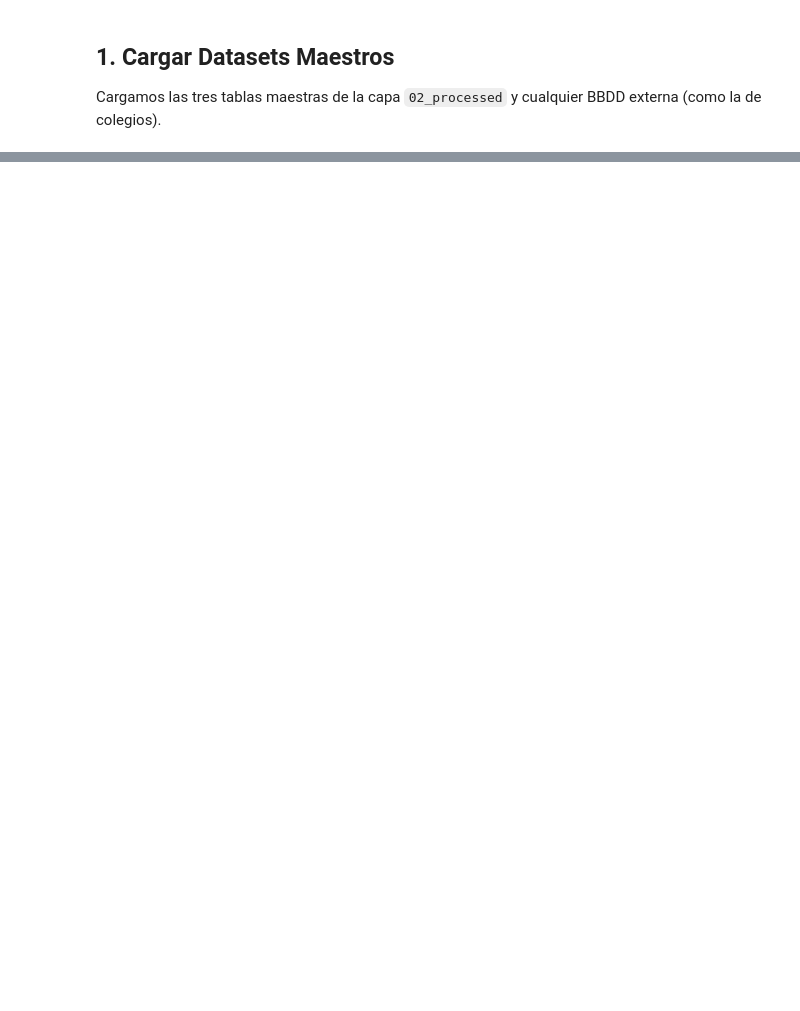
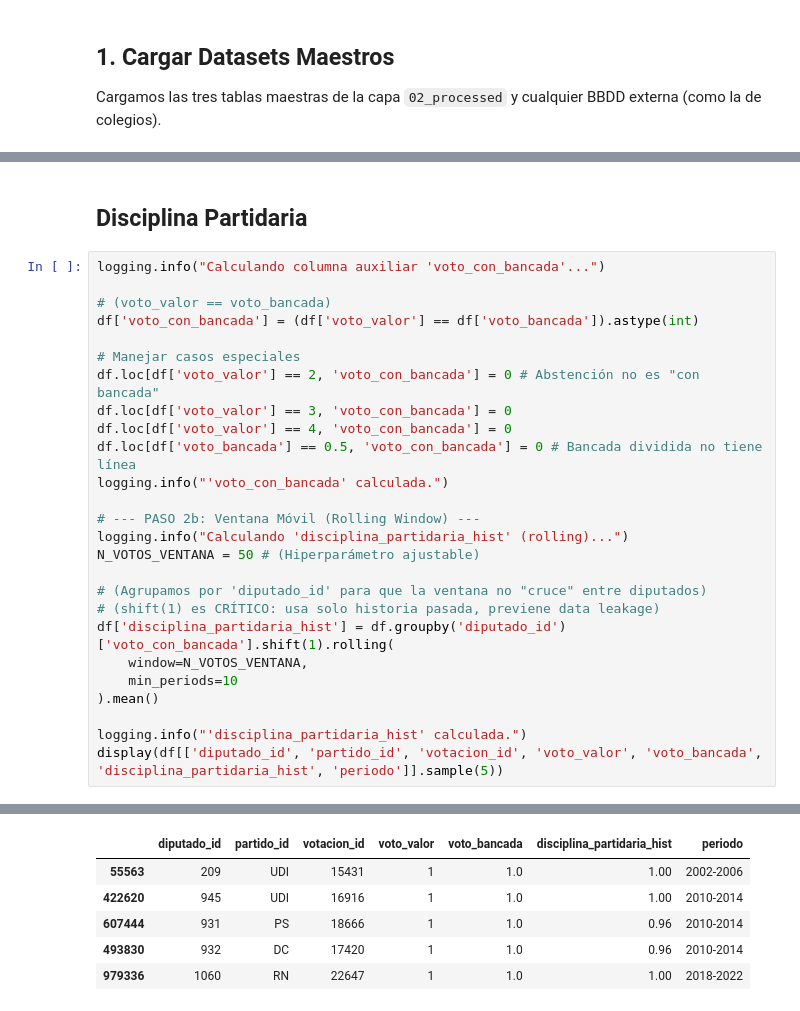
Before and after one commit to AngelBachler/Legislative-Voting-Behavior-Prediction-, a Jupyter notebook: notebooks/09_FeatureEngineering.ipynb, the cells around one changed output, grey strips where cells are left out. Drawn from its saved outputs; the diff is of its cells as text; blank space fills up the shorter version.

```diff
--- a/notebooks/09_FeatureEngineering.ipynb
+++ b/notebooks/09_FeatureEngineering.ipynb
@@ -203,0 +276,29 @@ df_diputados_enriquecido['dependencia_colegio'].value_counts()
+# %% [markdown]
+## Disciplina Partidaria
+# %%
+logging.info("Calculando columna auxiliar 'voto_con_bancada'...")
+
+# (voto_valor == voto_bancada)
+df['voto_con_bancada'] = (df['voto_valor'] == df['voto_bancada']).astype(int)
+
+# Manejar casos especiales
+df.loc[df['voto_valor'] == 2, 'voto_con_bancada'] = 0 # Abstención no es "con bancada"
+df.loc[df['voto_valor'] == 3, 'voto_con_bancada'] = 0
+df.loc[df['voto_valor'] == 4, 'voto_con_bancada'] = 0
+df.loc[df['voto_bancada'] == 0.5, 'voto_con_bancada'] = 0 # Bancada dividida no tiene línea
+logging.info("'voto_con_bancada' calculada.")
+
+# --- PASO 2b: Ventana Móvil (Rolling Window) ---
+logging.info("Calculando 'disciplina_partidaria_hist' (rolling)...")
+N_VOTOS_VENTANA = 50 # (Hiperparámetro ajustable)
+
+# (Agrupamos por 'diputado_id' para que la ventana no "cruce" entre diputados)
+# (shift(1) es CRÍTICO: usa solo historia pasada, previene data leakage)
+df['disciplina_partidaria_hist'] = df.groupby('diputado_id')['voto_con_bancada'].shift(1).rolling(
+    window=N_VOTOS_VENTANA,
+    min_periods=10
+).mean()
+
+logging.info("'disciplina_partidaria_hist' calculada.")
+display(df[['diputado_id', 'partido_id', 'votacion_id', 'voto_valor', 'voto_bancada', 'disciplina_partidaria_hist', 'periodo']].sample(5))
+# %% [output]
@@ -203,0 +309,6 @@ df_diputados_enriquecido['dependencia_colegio'].value_counts()
+|  | diputado_id | partido_id | votacion_id | voto_valor | voto_bancada | disciplina_partidaria_hist | periodo |
+| 55563 | 209 | UDI | 15431 | 1 | 1.0 | 1.00 | 2002-2006 |
+| 422620 | 945 | UDI | 16916 | 1 | 1.0 | 1.00 | 2010-2014 |
+| 607444 | 931 | PS | 18666 | 1 | 1.0 | 0.96 | 2010-2014 |
+| 493830 | 932 | DC | 17420 | 1 | 1.0 | 0.96 | 2010-2014 |
+| 979336 | 1060 | RN | 22647 | 1 | 1.0 | 1.00 | 2018-2022 |
```
Also changed, not shown: parts of 20 cells of this notebook, 4 other files.
